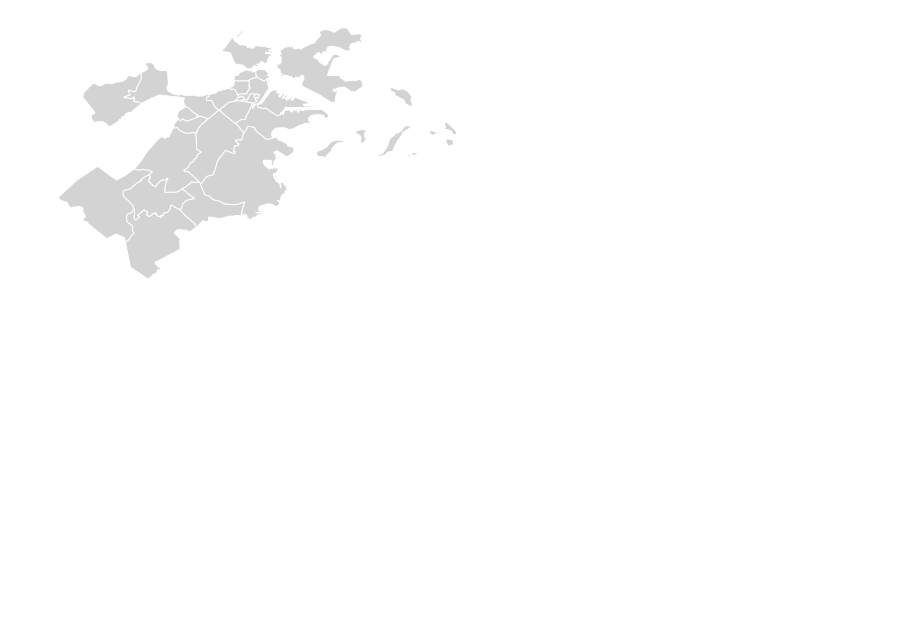
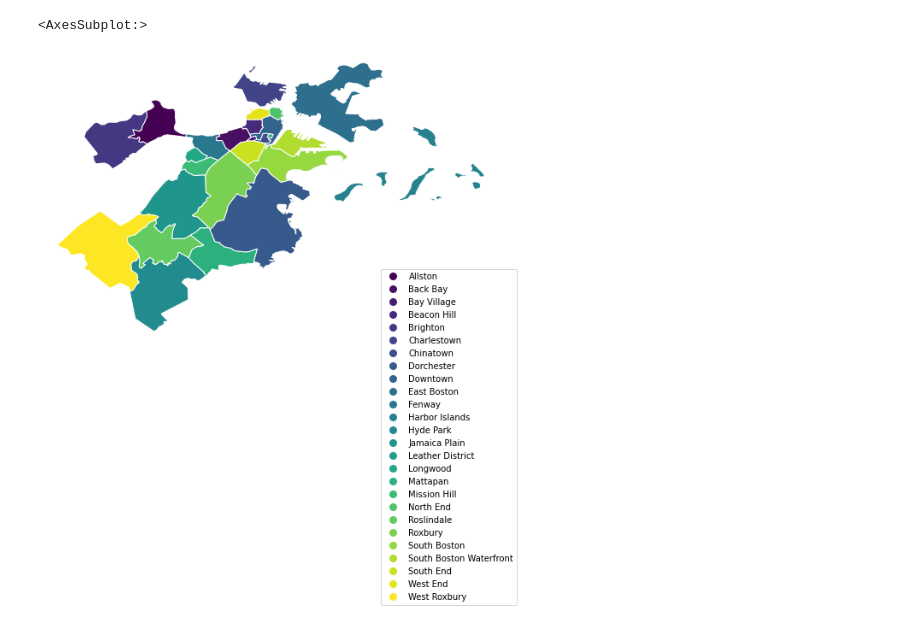
Before and after one commit to broussardjojo/bvr2, a Jupyter notebook: main.ipynb, the cells around one changed output. Drawn from its saved outputs; the diff is of its cells as text; code cells hidden in the pictures; blank space fills up the shorter version.

Commit message:
Adding base map representation w/ legend

```diff
--- a/main.ipynb
+++ b/main.ipynb
@@ -27,12 +27,13 @@ def clean_lineString(gdf):
     gdf['geometry'] = [Polygon(mapping(x)['coordinates']) for x in gdf.geometry]
     return gdf
 # %%
-# Global Variables
-boston = (-71.2, 42.2, -70.9, 42.4 ) # (minlon, minlat, maxlon, maxlat) of boston
+# Base map
+boston = (-71.2, 42.2, -70.9, 42.4)
 boston_neighborhoods = gpd.read_file('datasets/Boston_Neighborhoods.geojson')
-#boston_neighborhoods.plot(color= 'red', edgecolor= 'black');
-ax = gplt.polyplot(boston_neighborhoods, extent = boston, edgecolor='white', facecolor='lightgray')
+gplt.choropleth(boston_neighborhoods, extent=boston, edgecolor='white', hue= 'Name', figsize=(10, 10),
+                legend= True, legend_kwargs={'bbox_to_anchor': (1, 0.35)}, cmap= 'viridis')
 # %% [output]
+<AxesSubplot:>
-[figure, old version]
+[figure, new version]
 # %%
 # Add polling locations [Point data type]
```
Also changed, not shown: parts of 3 cells of this notebook, 1 other file.
